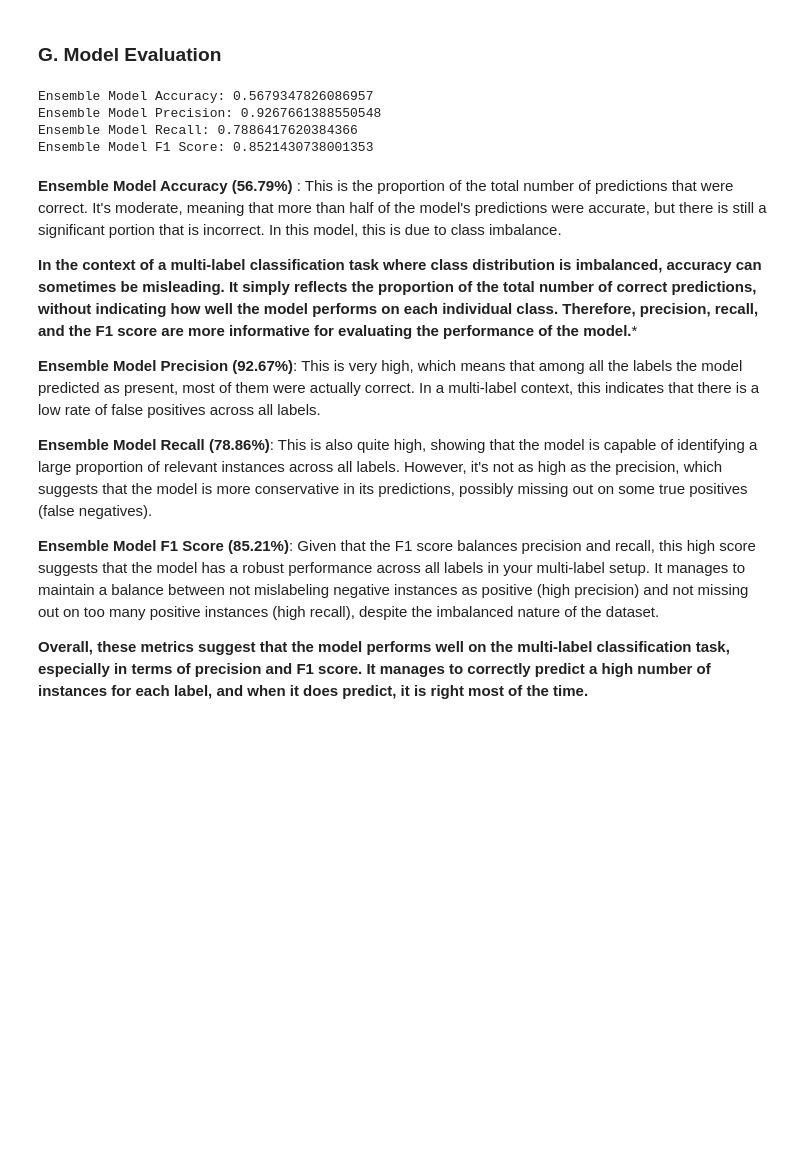
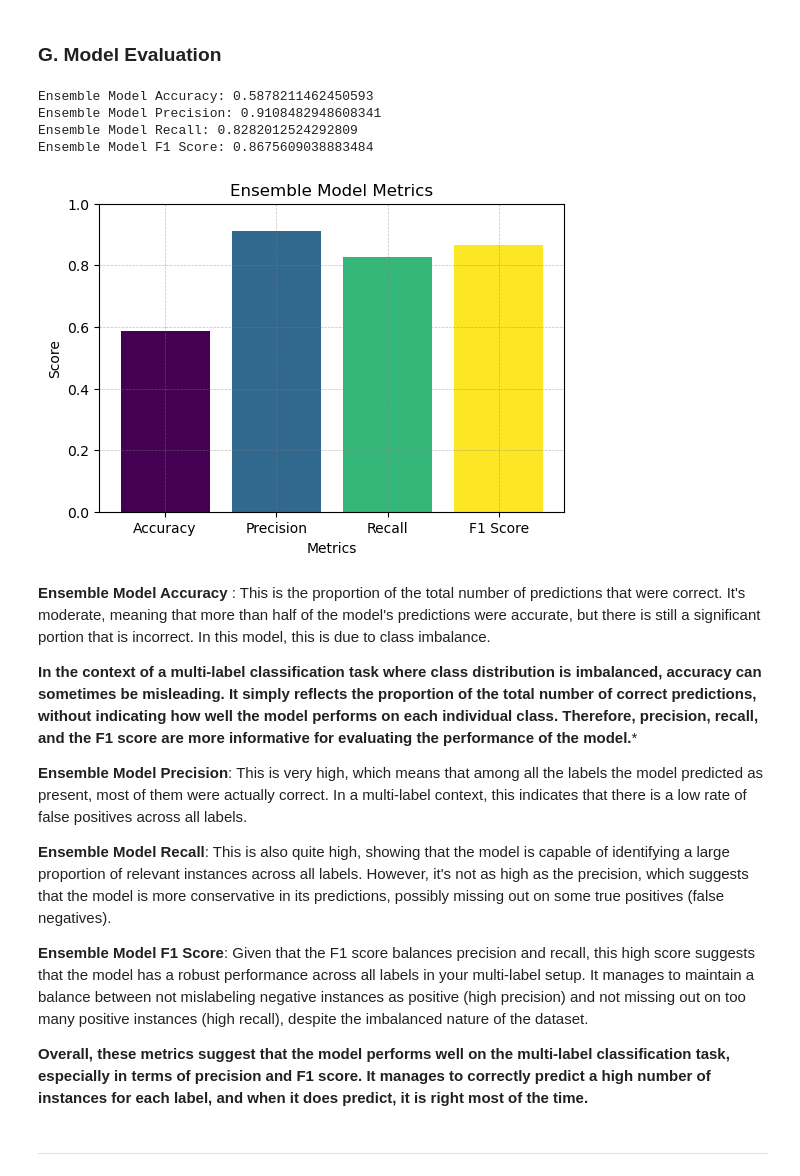
Before and after one commit to daistarr/AmazonMonitoring, a Jupyter notebook: 3_Model/2_Model.ipynb, the cells around one changed output. Cells and saved outputs as stored; diff of their text form; code cells hidden in the pictures; blank space fills up the shorter version.

```diff
--- a/3_Model/2_Model.ipynb
+++ b/3_Model/2_Model.ipynb
@@ -133,6 +133,7 @@ validate_df = validate_df.reset_index(drop=True)
 validate_df, test_df = train_test_split(validate_df, test_size=0.5, random_state=42)
 validate_df = validate_df.reset_index(drop=True)
 test_df = test_df.reset_index(drop=True)
+test_labels=test_df .drop(['path'], axis=1)
 # %% [markdown]
 The purpose of these operations is to handle the classification tasks where each image might have multiple labels, and to ensure that the classes are balanced in terms of their representation in the training process.
 
@@ -545,8 +631,7 @@ test_data = test_images
 # %%
 # Run predictions on test data
 predictions_weather = model_weather.predict(test_data)
-predictions_land = m
-odel_land.predict(test_data)
+predictions_land = model_land.predict(test_data)
 predictions_activity = model_activity.predict(test_data)
 predictions_phenomenon = model_phenomenon.predict(test_data)
 # %% [output]
@@ -621,19 +706,38 @@ print(f'Ensemble Model Precision: {ensemble_precision}')
 print(f'Ensemble Model Recall: {ensemble_recall}')
 print(f'Ensemble Model F1 Score: {ensemble_f1}')
 # %% [output]
-Ensemble Model Accuracy: 0.5679347826086957
-Ensemble Model Precision: 0.9267661388550548
-Ensemble Model Recall: 0.7886417620384366
-Ensemble Model F1 Score: 0.8521430738001353
+Ensemble Model Accuracy: 0.5878211462450593
+Ensemble Model Precision: 0.9108482948608341
+Ensemble Model Recall: 0.8282012524292809
+Ensemble Model F1 Score: 0.8675609038883484
+# %%
+# Ensemble model metrics
+ensemble_metrics = [ensemble_accuracy, ensemble_precision, ensemble_recall, ensemble_f1]
+metric_labels = ['Accuracy', 'Precision', 'Recall', 'F1 Score']
+
+# Create a bar plot for the ensemble model metrics
+plt.figure(figsize=(6, 4))
+plt.bar(metric_labels, ensemble_metrics, color=cm.viridis(np.linspace(0, 1, 4)))
+plt.xlabel('Metrics')
+plt.ylabel('Score')
+plt.title('Ensemble Model Metrics')
+plt.ylim(0, 1)
+plt.grid(axis='y', linestyle='--', linewidth=0.5, color='gray', alpha=0.5)
+plt.grid(axis='x', linestyle='--', linewidth=0.5, color='gray', alpha=0.5)
+plt.show()
+# %% [output]
+[figure, added]
 # %% [markdown]
-**Ensemble Model Accuracy (56.79%)** : This is the proportion of the total number of predictions that were correct. It's moderate, meaning that more than half of the model's predictions were accurate, but there is still a significant portion that is incorrect. In this model, this is due to class imbalance.
+**Ensemble Model Accuracy** : This is the proportion of the total number of predictions that were correct. It's moderate, meaning that more than half of the model's predictions were accurate, but there is still a significant portion that is incorrect. In this model, this is due to class imbalance.
 
 **In the context of a multi-label classification task where class distribution is imbalanced, accuracy can sometimes be misleading. It simply reflects the proportion of the total number of correct predictions, without indicating how well the model performs on each individual class. Therefore, precision, recall, and the F1 score are more informative for evaluating the performance of the model.***
 
-**Ensemble Model Precision (92.67%)**: This is very high, which means that among all the labels the model predicted as present, most of them were actually correct. In a multi-label context, this indicates that there is a low rate of false positives across all labels.
+**Ensemble Model Precision**: This is very high, which means that among all the labels the model predicted as present, most of them were actually correct. In a multi-label context, this indicates that there is a low rate of false positives across all labels.
 
-**Ensemble Model Recall (78.86%)**: This is also quite high, showing that the model is capable of identifying a large proportion of relevant instances across all labels. However, it's not as high as the precision, which suggests that the model is more conservative in its predictions, possibly missing out on some true positives (false negatives).
+**Ensemble Model Recall**: This is also quite high, showing that the model is capable of identifying a large proportion of relevant instances across all labels. However, it's not as high as the precision, which suggests that the model is more conservative in its predictions, possibly missing out on some true positives (false negatives).
 
-**Ensemble Model F1 Score (85.21%)**: Given that the F1 score balances precision and recall, this high score suggests that the model has a robust performance across all labels in your multi-label setup. It manages to maintain a balance between not mislabeling negative instances as positive (high precision) and not missing out on too many positive instances (high recall), despite the imbalanced nature of the dataset.
+**Ensemble Model F1 Score**: Given that the F1 score balances precision and recall, this high score suggests that the model has a robust performance across all labels in your multi-label setup. It manages to maintain a balance between not mislabeling negative instances as positive (high precision) and not missing out on too many positive instances (high recall), despite the imbalanced nature of the dataset.
 
 **Overall, these metrics suggest that the model performs well on the multi-label classification task, especially in terms of precision and F1 score. It manages to correctly predict a high number of instances for each label, and when it does predict, it is right most of the time.**
+# %% [markdown]
+---
```
Also changed, not shown: parts of 8 cells of this notebook, 1 other file.
